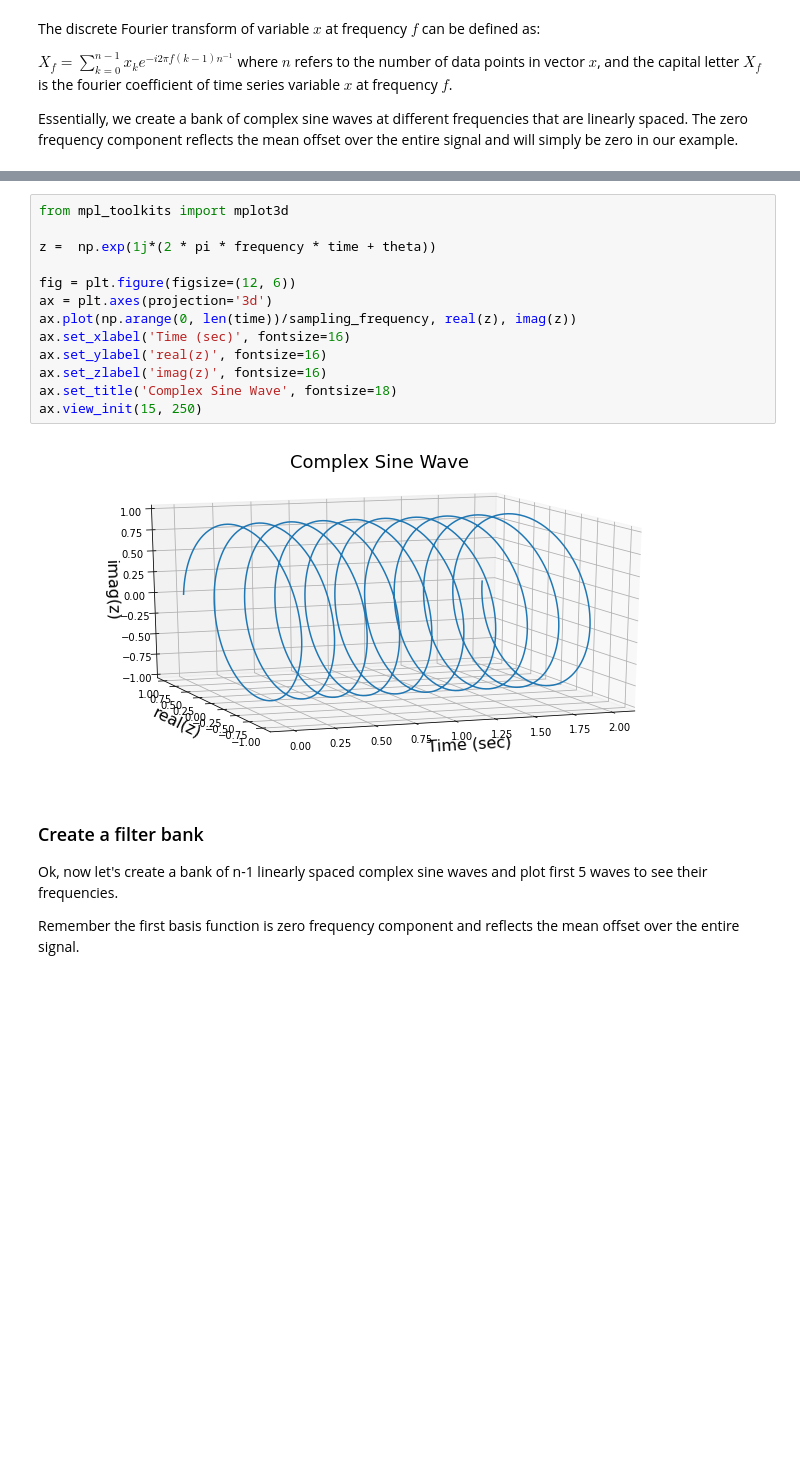
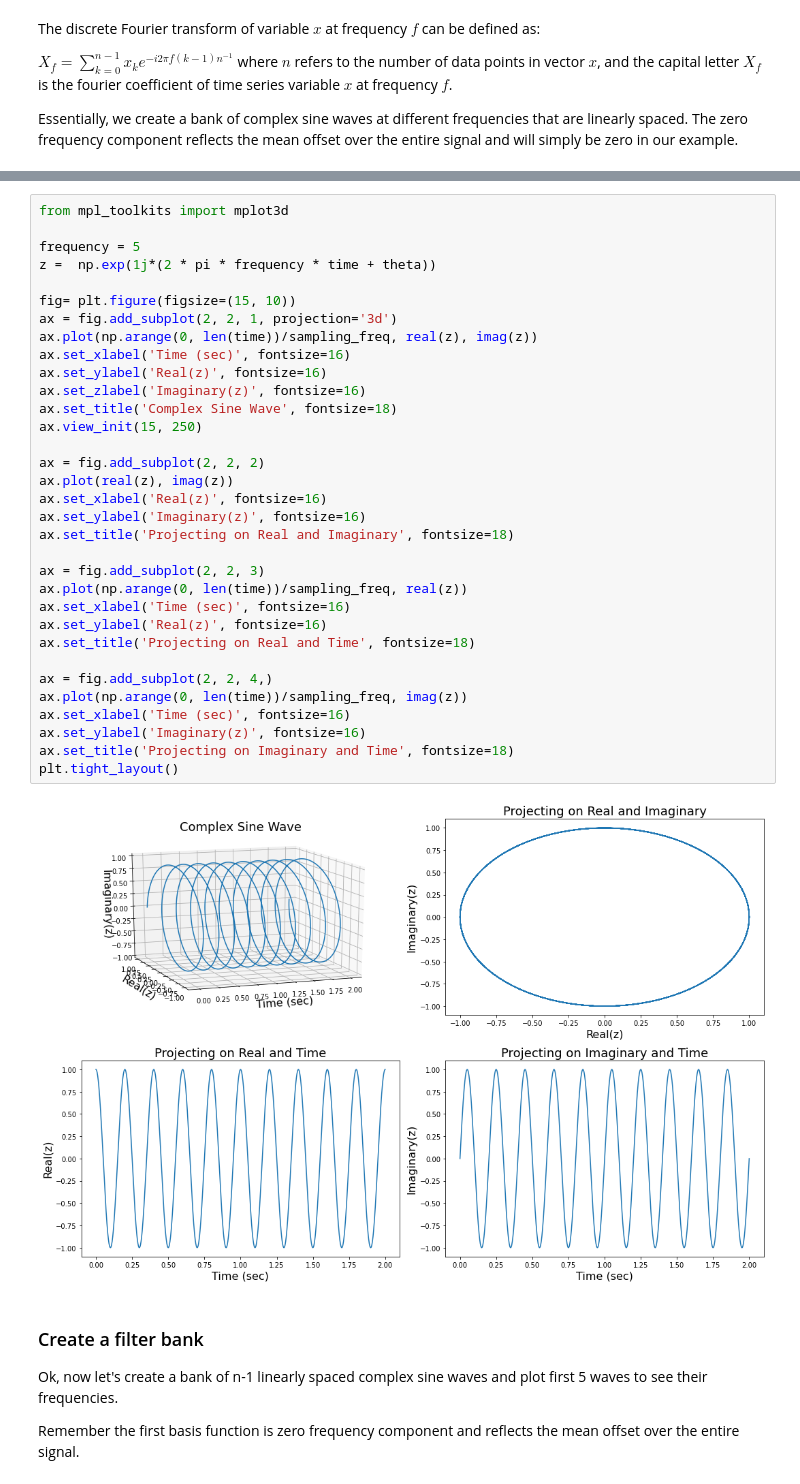
Before and after one commit to ljchang/dartbrains, a Jupyter notebook: content/features/notebooks/6_Signal_Processing.ipynb, the cells around one changed output, grey strips where cells are left out. Drawn from its saved outputs; the diff is of its cells as text; blank space fills up the shorter version.

```diff
--- a/content/features/notebooks/6_Signal_Processing.ipynb
+++ b/content/features/notebooks/6_Signal_Processing.ipynb
@@ -406,18 +408,38 @@ We can visualize complex sine waves in three dimensions. For more information, w
 # %%
 from mpl_toolkits import mplot3d
 
+frequency = 5
 z =  np.exp(1j*(2 * pi * frequency * time + theta))
 
-fig = plt.figure(figsize=(12, 6))
-ax = plt.axes(projection='3d')
-ax.plot(np.arange(0, len(time))/sampling_frequency, real(z), imag(z))
+fig= plt.figure(figsize=(15, 10))
+ax = fig.add_subplot(2, 2, 1, projection='3d')
+ax.plot(np.arange(0, len(time))/sampling_freq, real(z), imag(z))
 ax.set_xlabel('Time (sec)', fontsize=16)
-ax.set_ylabel('real(z)', fontsize=16)
-ax.set_zlabel('imag(z)', fontsize=16)
+ax.set_ylabel('Real(z)', fontsize=16)
+ax.set_zlabel('Imaginary(z)', fontsize=16)
 ax.set_title('Complex Sine Wave', fontsize=18)
 ax.view_init(15, 250)
+
+ax = fig.add_subplot(2, 2, 2)
+ax.plot(real(z), imag(z))
+ax.set_xlabel('Real(z)', fontsize=16)
+ax.set_ylabel('Imaginary(z)', fontsize=16)
+ax.set_title('Projecting on Real and Imaginary', fontsize=18)
+
+ax = fig.add_subplot(2, 2, 3)
+ax.plot(np.arange(0, len(time))/sampling_freq, real(z))
+ax.set_xlabel('Time (sec)', fontsize=16)
+ax.set_ylabel('Real(z)', fontsize=16)
+ax.set_title('Projecting on Real and Time', fontsize=18)
+
+ax = fig.add_subplot(2, 2, 4,)
+ax.plot(np.arange(0, len(time))/sampling_freq, imag(z))
+ax.set_xlabel('Time (sec)', fontsize=16)
+ax.set_ylabel('Imaginary(z)', fontsize=16)
+ax.set_title('Projecting on Imaginary and Time', fontsize=18)
+plt.tight_layout()
 # %% [output]
-[figure, old version]
+[figure, new version]
 # %% [markdown]
 ### Create a filter bank
 Ok, now let's create a bank of n-1 linearly spaced complex sine waves and plot first 5 waves to see their frequencies.
```
Also changed, not shown: parts of 9 cells of this notebook, 11 other files.
